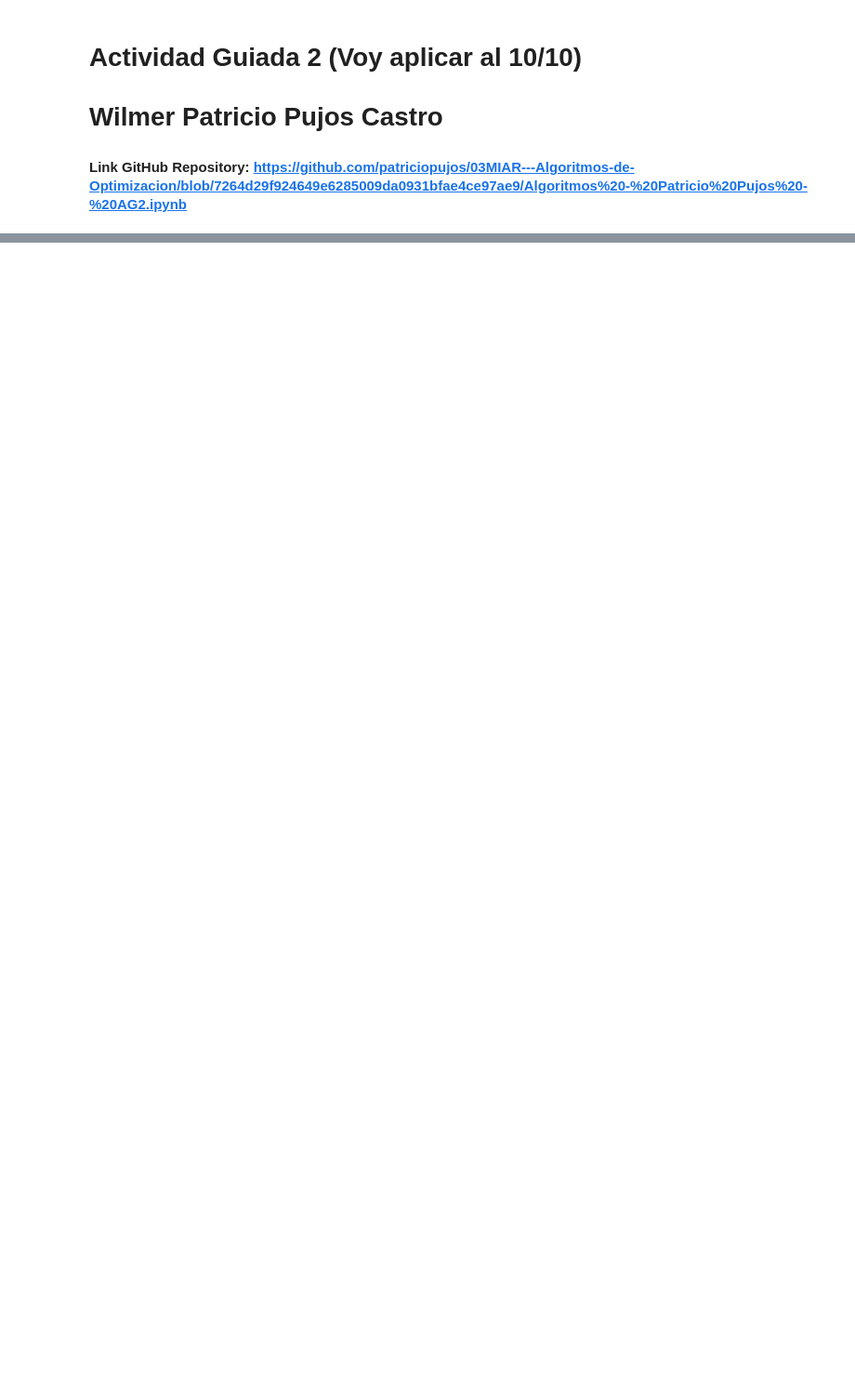
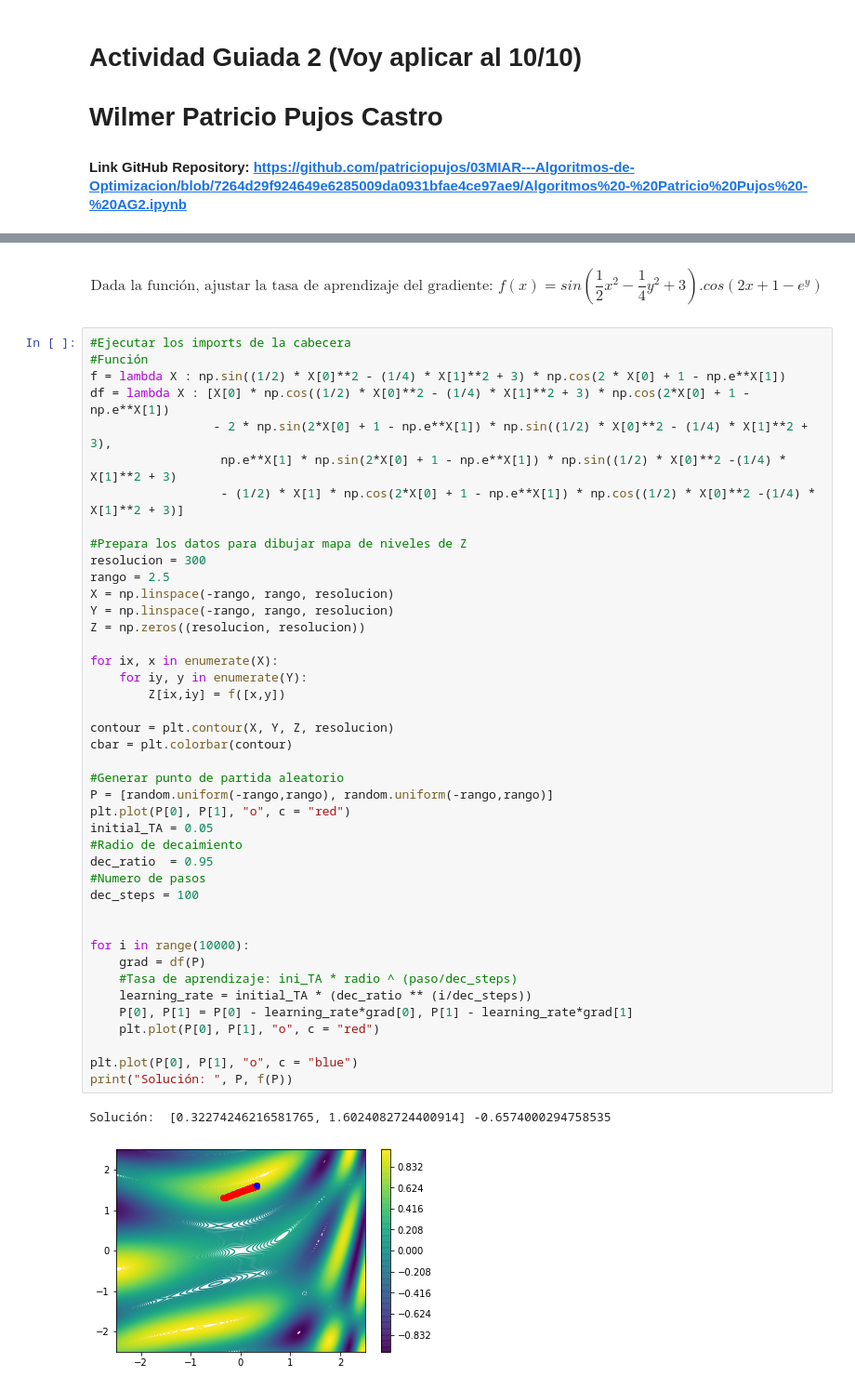
Before and after one commit to patriciopujos/03MIAR---Algoritmos-de-Optimizacion, a Jupyter notebook: Algoritmos - Patricio Pujos - AG2.ipynb, the cells around one changed output, grey strips where cells are left out. Shown: that part at 93% size. Drawn from its saved outputs; the diff is of its cells as text; blank space fills up the shorter version.

Commit message:
Derivación función trigonométrica

```diff
--- a/Algoritmos - Patricio Pujos - AG2.ipynb
+++ b/Algoritmos - Patricio Pujos - AG2.ipynb
@@ -49,0 +43,47 @@ Solución:  [-3.191516538097687e-16, 4.841924711886752e-16] 3.363001272853065e-3
+# %% [markdown]
+$$\text{Dada la función, ajustar la tasa de aprendizaje del gradiente: } f(x) = sin(\frac{1}{2}x^{2} - \frac{1}{4} y^{2} +3). cos(2x+1-e^{y})$$
+# %%
+#Ejecutar los imports de la cabecera
+#Función
+f = lambda X : np.sin((1/2) * X[0]**2 - (1/4) * X[1]**2 + 3) * np.cos(2 * X[0] + 1 - np.e**X[1])
+df = lambda X : [X[0] * np.cos((1/2) * X[0]**2 - (1/4) * X[1]**2 + 3) * np.cos(2*X[0] + 1 - np.e**X[1])
+                 - 2 * np.sin(2*X[0] + 1 - np.e**X[1]) * np.sin((1/2) * X[0]**2 - (1/4) * X[1]**2 + 3),
+                  np.e**X[1] * np.sin(2*X[0] + 1 - np.e**X[1]) * np.sin((1/2) * X[0]**2 -(1/4) * X[1]**2 + 3)
+                  - (1/2) * X[1] * np.cos(2*X[0] + 1 - np.e**X[1]) * np.cos((1/2) * X[0]**2 -(1/4) * X[1]**2 + 3)]
+
+#Prepara los datos para dibujar mapa de niveles de Z
+resolucion = 300
+rango = 2.5
+X = np.linspace(-rango, rango, resolucion)
+Y = np.linspace(-rango, rango, resolucion)
+Z = np.zeros((resolucion, resolucion))
+
+for ix, x in enumerate(X):
+    for iy, y in enumerate(Y):
+        Z[ix,iy] = f([x,y])
+
+contour = plt.contour(X, Y, Z, resolucion)
+cbar = plt.colorbar(contour)
+
+#Generar punto de partida aleatorio
+P = [random.uniform(-rango,rango), random.uniform(-rango,rango)]
+plt.plot(P[0], P[1], "o", c = "red")
+initial_TA = 0.05
+#Radio de decaimiento
+dec_ratio  = 0.95
+#Numero de pasos
+dec_steps = 100
+
+
+for i in range(10000):
+    grad = df(P)
+    #Tasa de aprendizaje: ini_TA * radio ^ (paso/dec_steps)
+    learning_rate = initial_TA * (dec_ratio ** (i/dec_steps))
+    P[0], P[1] = P[0] - learning_rate*grad[0], P[1] - learning_rate*grad[1]
+    plt.plot(P[0], P[1], "o", c = "red")
+
+plt.plot(P[0], P[1], "o", c = "blue")
+print("Solución: ", P, f(P))
+# %% [output]
+Solución:  [0.32274246216581765, 1.6024082724400914] -0.6574000294758535
+[figure, added]
```
Also changed, not shown: parts of 1 cell of this notebook.
